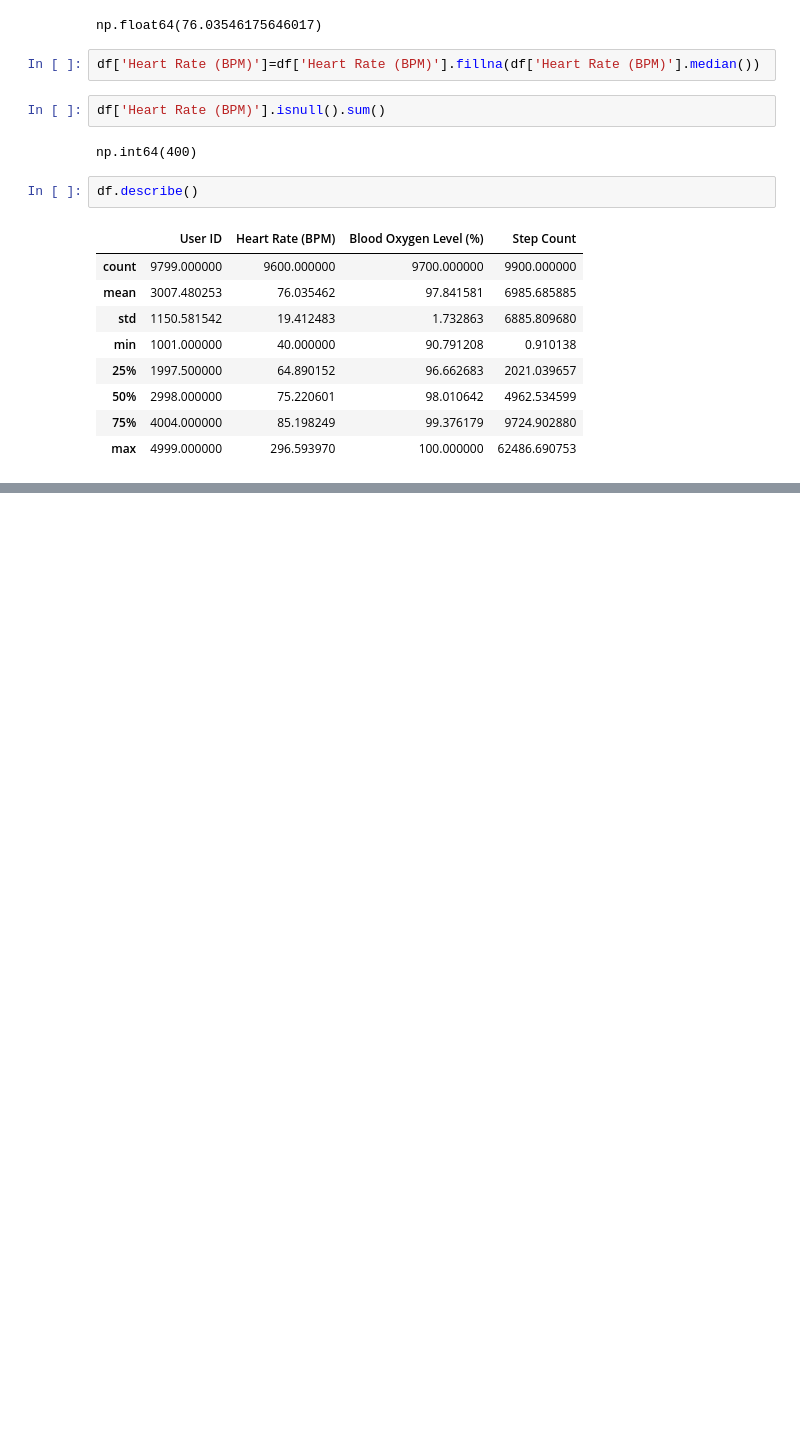
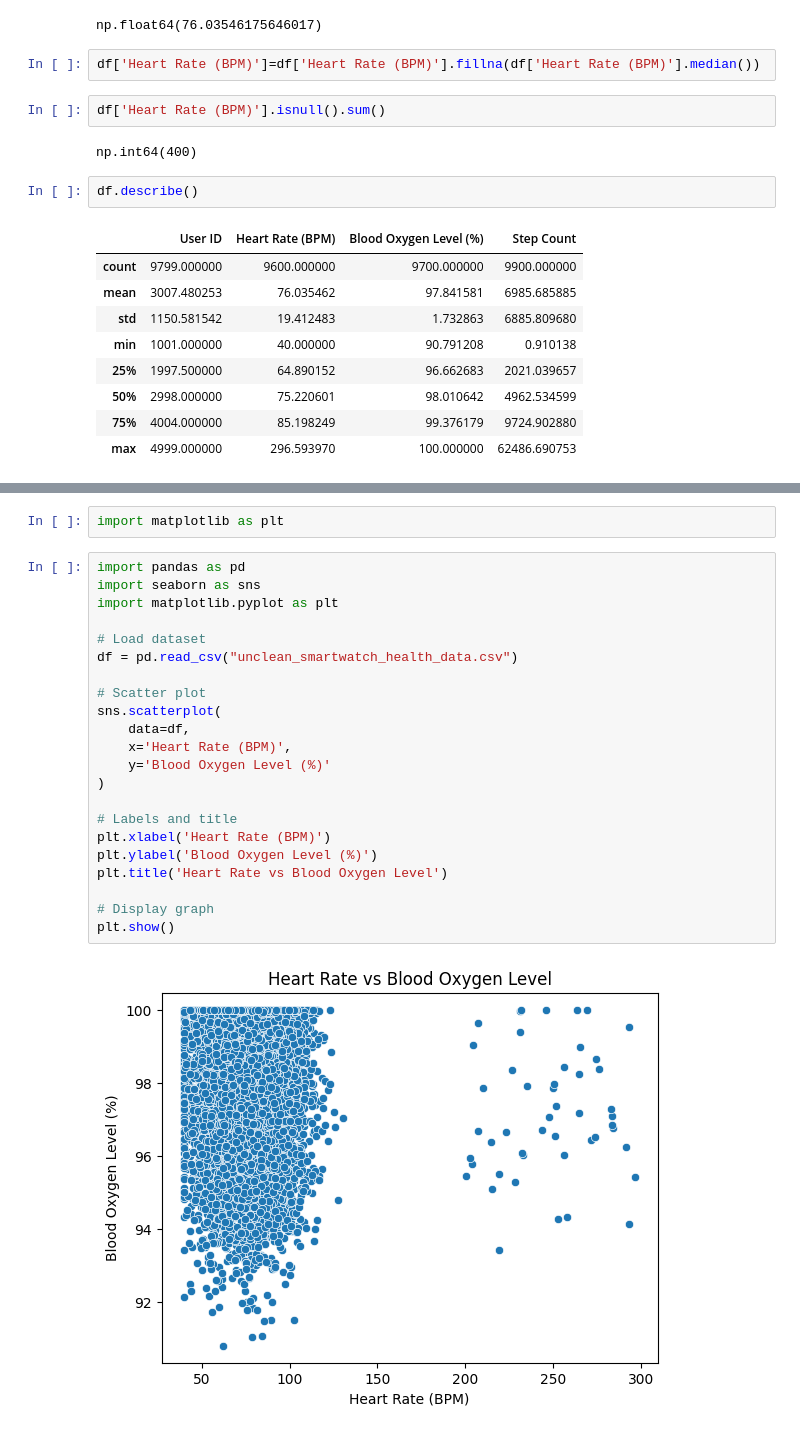
Before and after one commit to anubhav2921/Gen-ai-practice, a Jupyter notebook: ML/ML 42 hr. deep drive/Dsta cleaning/Automated_data_cleaning.ipynb, the cells around one changed output, grey strips where cells are left out. Saved outputs shown, nothing was run; the diff lists cells and outputs as text; blank space fills up the shorter version.

Commit message:
Update automated data cleaning notebook

```diff
--- a/ML/ML 42 hr. deep drive/Dsta cleaning/Automated_data_cleaning.ipynb
+++ b/ML/ML 42 hr. deep drive/Dsta cleaning/Automated_data_cleaning.ipynb
@@ -125,0 +193,26 @@ df.describe()
+# %%
+import matplotlib as plt
+# %%
+import pandas as pd
+import seaborn as sns
+import matplotlib.pyplot as plt
+
+# Load dataset
+df = pd.read_csv("unclean_smartwatch_health_data.csv")
+
+# Scatter plot
+sns.scatterplot(
+    data=df,
+    x='Heart Rate (BPM)',
+    y='Blood Oxygen Level (%)'
+)
+
+# Labels and title
+plt.xlabel('Heart Rate (BPM)')
+plt.ylabel('Blood Oxygen Level (%)')
+plt.title('Heart Rate vs Blood Oxygen Level')
+
+# Display graph
+plt.show()
+# %% [output]
+[figure, added]
```
Also changed, not shown: parts of 9 cells of this notebook.
